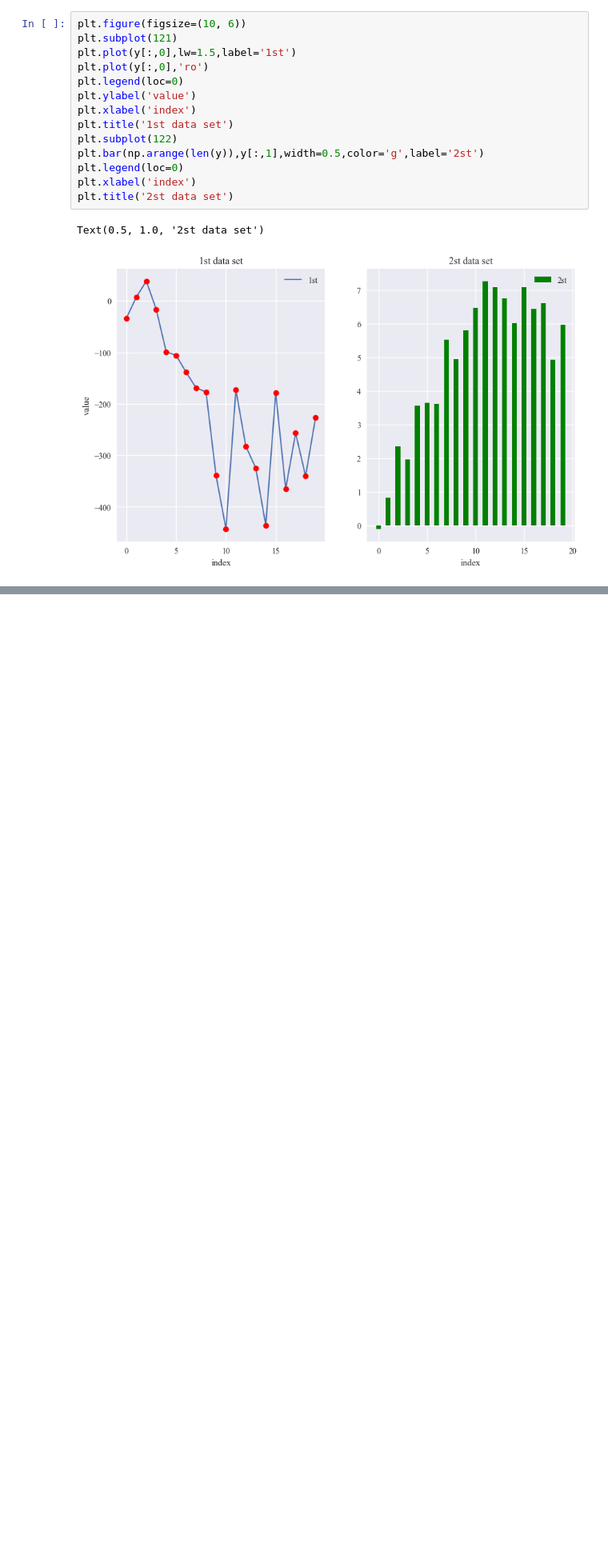
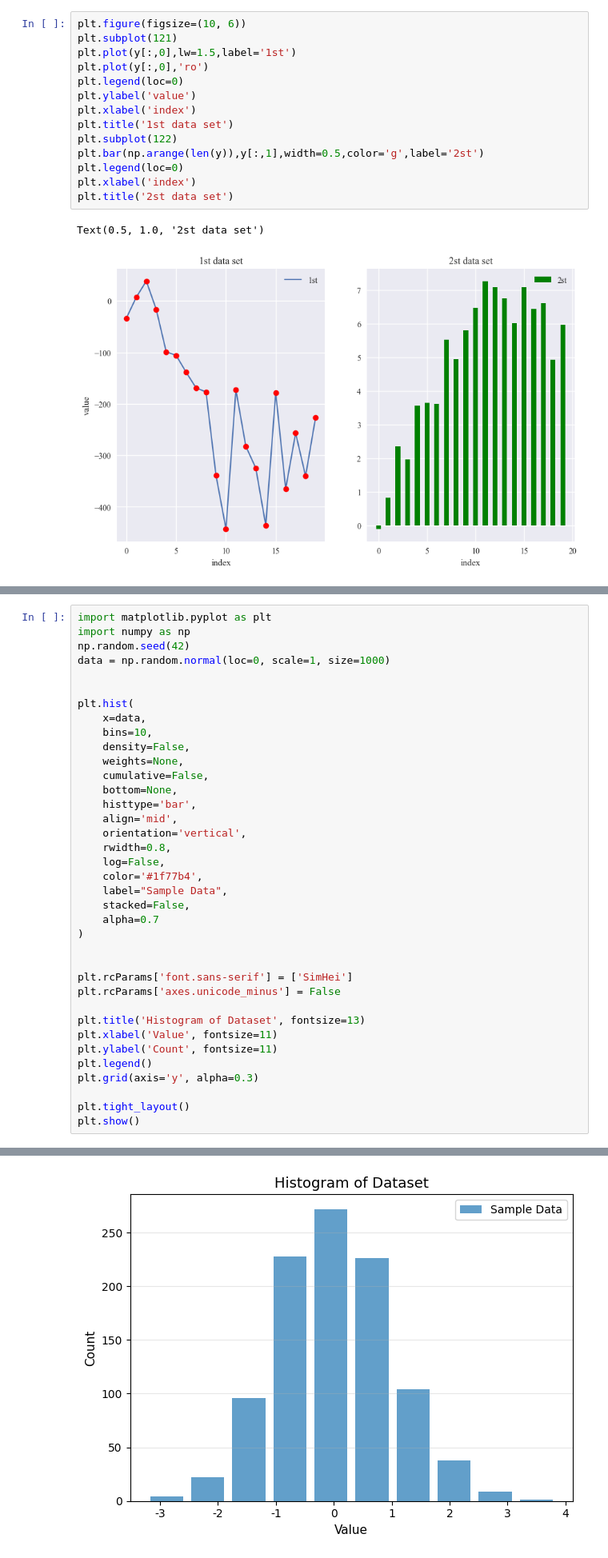
Before and after one commit to duxingru0206-ui/Python-for-Finance, a Jupyter notebook: Data Visualization.ipynb, the cells around one changed output, grey strips where cells are left out. Shown at 80% size. Drawn from its saved outputs; the diff is of its cells as text; blank space fills up the shorter version.

```diff
--- a/Data Visualization.ipynb
+++ b/Data Visualization.ipynb
@@ -181,0 +182,38 @@ Text(0.5, 1.0, 'scatter plot')
+# %%
+import matplotlib.pyplot as plt
+import numpy as np
+np.random.seed(42)
+data = np.random.normal(loc=0, scale=1, size=1000)
+
+
+plt.hist(
+    x=data,
+    bins=10,
+    density=False,
+    weights=None,
+    cumulative=False,
+    bottom=None,
+    histtype='bar',
+    align='mid',
+    orientation='vertical',
+    rwidth=0.8,
+    log=False,
+    color='#1f77b4',
+    label="Sample Data",
+    stacked=False,
+    alpha=0.7
+)
+
+
+plt.rcParams['font.sans-serif'] = ['SimHei']
+plt.rcParams['axes.unicode_minus'] = False
+
+plt.title('Histogram of Dataset', fontsize=13)
+plt.xlabel('Value', fontsize=11)
+plt.ylabel('Count', fontsize=11)
+plt.legend()
+plt.grid(axis='y', alpha=0.3)
+
+plt.tight_layout()
+plt.show()
+# %% [output]
@@ -181,0 +237 @@ Text(0.5, 1.0, 'scatter plot')
+[figure, added]
```
Also changed, not shown: parts of 5 cells of this notebook.
